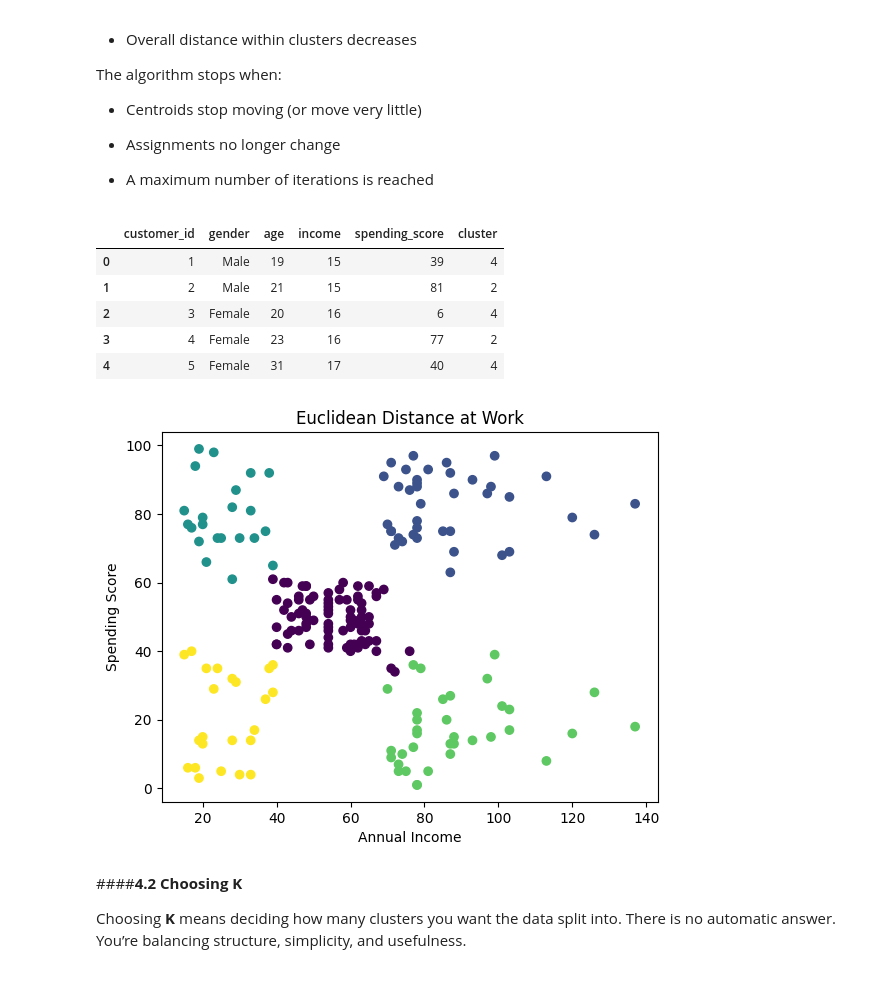
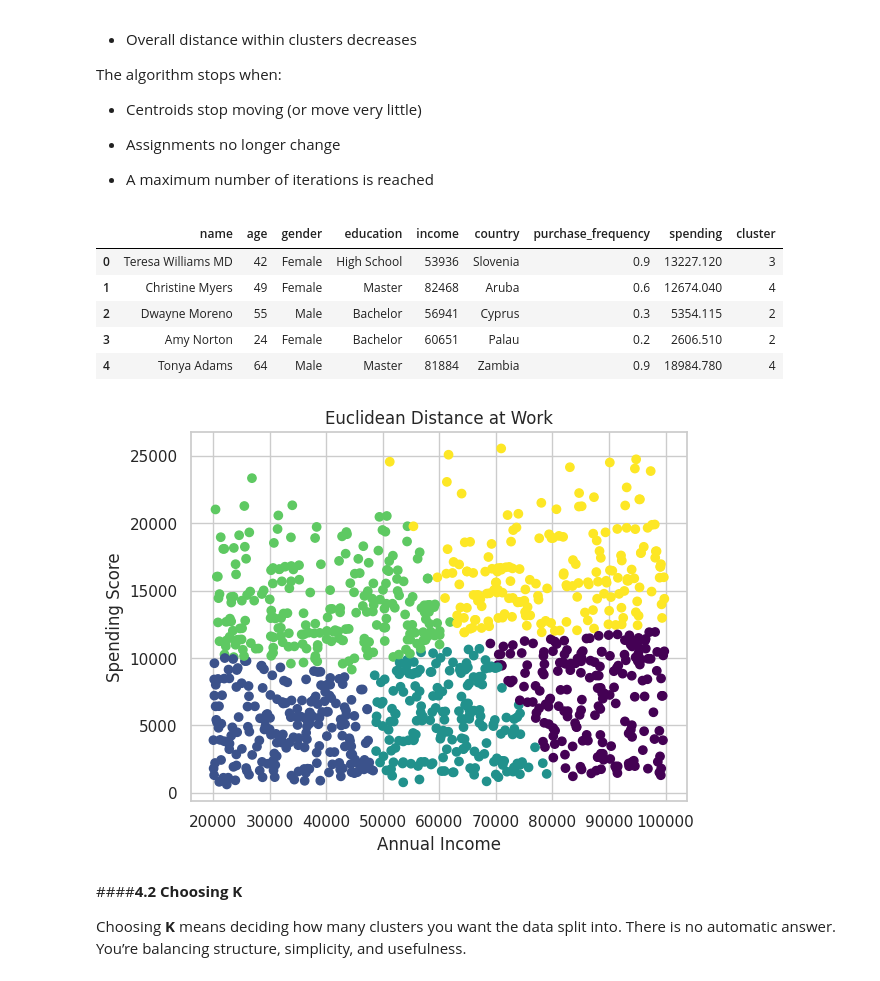
Before and after one commit to epythonlab2/AI_4_health, a Jupyter notebook: module_2_unsupervised_machine_learning.ipynb, the cells around one changed output. Drawn from its saved outputs; the diff is of its cells as text; code cells hidden in the pictures.

```diff
--- a/module_2_unsupervised_machine_learning.ipynb
+++ b/module_2_unsupervised_machine_learning.ipynb
@@ -501,4 +493,4 @@ The metric you choose acts as a lens. It changes how the algorithm perceives "**
 # %%
 import kagglehub
-path = kagglehub.dataset_download("polarbearwyy/mall-customer-segmentation-data")
+path = kagglehub.dataset_download("goyaladi/customer-spending-dataset")
 # %% [output]
@@ -512,5 +502,5 @@ import os
 print(os.listdir(path))
 # Construct the full file path
 # This dynamically joins the folder path with the specific CSV name
-csv_path = os.path.join(path, "Mall_Customers.csv")
+csv_path = os.path.join(path, "customer_data.csv")
 # %% [output]
@@ -536,9 +526,9 @@ df.shape
 # %%
 # Rename columns
-df.columns = ['customer_id', 'gender', 'age', 'income', 'spending_score']
+# df.columns = ['gender', 'age', 'income', 'spending_score']
 # %%
 # 1. Select the best columns for Euclidean distance
-features = ['income', 'spending_score']
+features = ['income', 'spending']
 X = df[features]
 # %%
 from sklearn.preprocessing import StandardScaler
@@ -623,22 +613,22 @@ df['cluster'] = kmeans.fit_predict(X_scaled)
 
 df.head()
 # %% [output]
-|  | customer_id | gender | age | income | spending_score | cluster |
-| 0 | 1 | Male | 19 | 15 | 39 | 4 |
-| 1 | 2 | Male | 21 | 15 | 81 | 2 |
-| 2 | 3 | Female | 20 | 16 | 6 | 4 |
-| 3 | 4 | Female | 23 | 16 | 77 | 2 |
-| 4 | 5 | Female | 31 | 17 | 40 | 4 |
+|  | name | age | gender | education | income | country | purchase_frequency | spending | cluster |
+| 0 | Teresa Williams MD | 42 | Female | High School | 53936 | Slovenia | 0.9 | 13227.120 | 3 |
+| 1 | Christine Myers | 49 | Female | Master | 82468 | Aruba | 0.6 | 12674.040 | 4 |
+| 2 | Dwayne Moreno | 55 | Male | Bachelor | 56941 | Cyprus | 0.3 | 5354.115 | 2 |
+| 3 | Amy Norton | 24 | Female | Bachelor | 60651 | Palau | 0.2 | 2606.510 | 2 |
+| 4 | Tonya Adams | 64 | Male | Master | 81884 | Zambia | 0.9 | 18984.780 | 4 |
 # %%
 import matplotlib.pyplot as plt
 # 4. Visualize the "Seams"
-plt.scatter(df['income'], df['spending_score'], c=df['cluster'], cmap='viridis')
+plt.scatter(df['income'], df['spending'], c=df['cluster'], cmap='viridis')
 plt.xlabel('Annual Income')
 plt.ylabel('Spending Score')
 plt.title('Euclidean Distance at Work')
 plt.show()
 # %% [output]
-[figure, old version]
+[figure, new version]
 # %% [markdown]
 ####**4.2 Choosing K**
 
```
Also changed, not shown: parts of 32 cells of this notebook.
